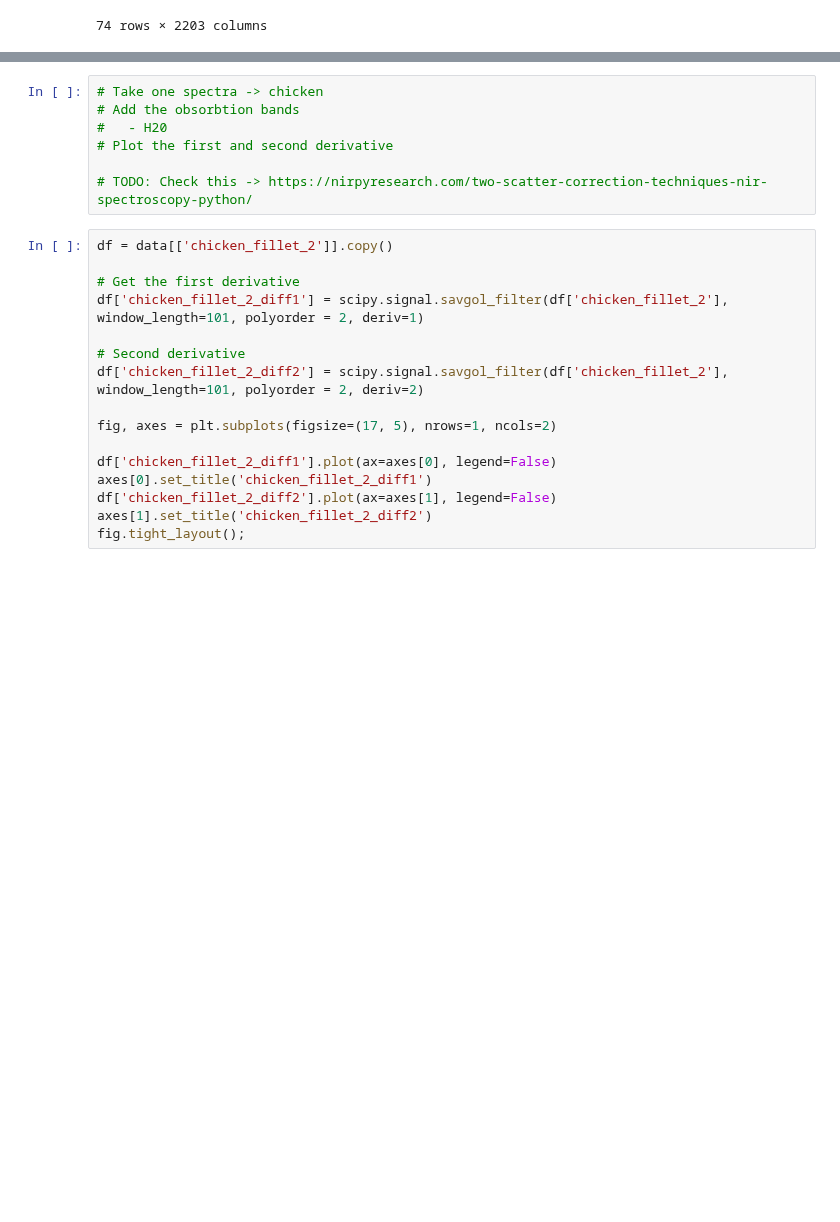
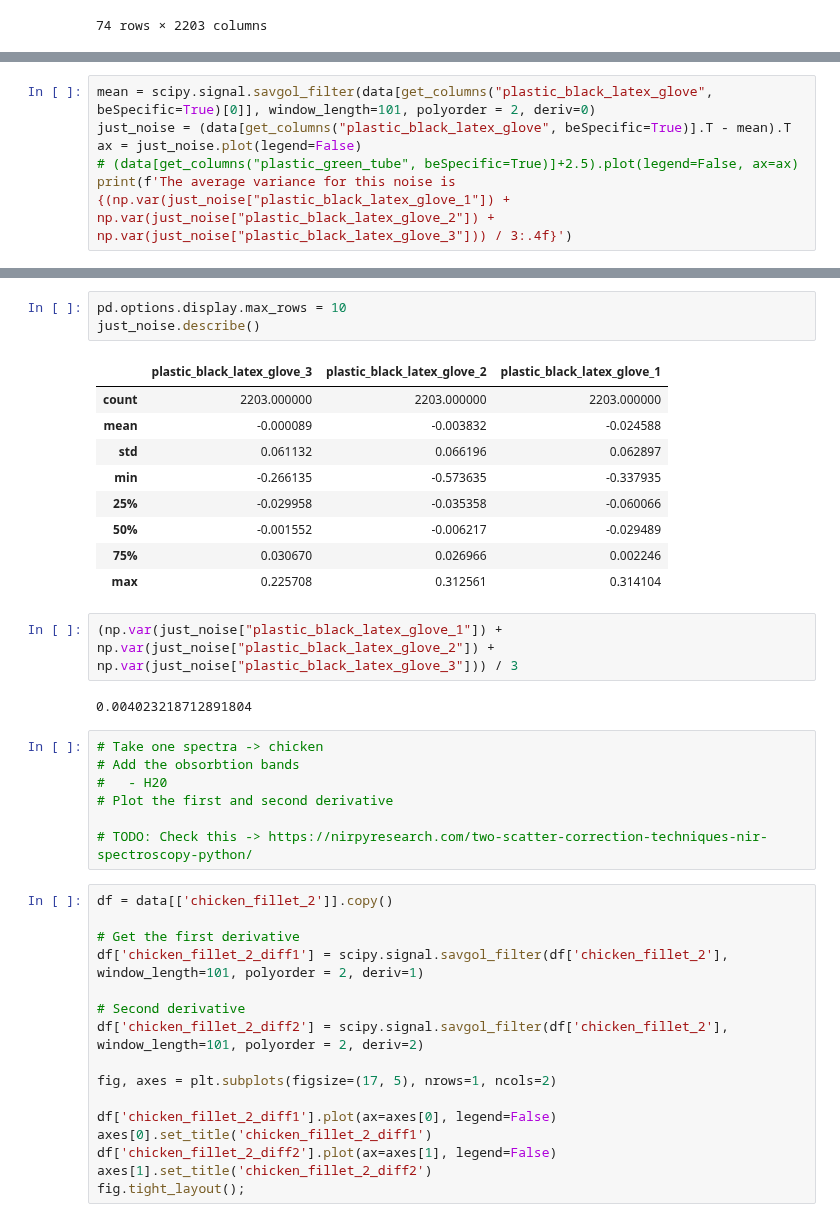
Before and after one commit to thortom/multispectral-chicken, a Jupyter notebook: Scripts/SpectralReflectance.ipynb, the cells around one changed output, grey strips where cells are left out. Saved outputs shown, nothing was run; the diff lists cells and outputs as text; blank space fills up the shorter version.

```diff
--- a/Scripts/SpectralReflectance.ipynb
+++ b/Scripts/SpectralReflectance.ipynb
@@ -169,3 +169,9 @@ fig.tight_layout();
 # %% [output]
 [interactive output not drawn]
 [interactive output not drawn]
+# %%
+mean = scipy.signal.savgol_filter(data[get_columns("plastic_black_latex_glove", beSpecific=True)[0]], window_length=101, polyorder = 2, deriv=0)
+just_noise = (data[get_columns("plastic_black_latex_glove", beSpecific=True)].T - mean).T
+ax = just_noise.plot(legend=False)
+# (data[get_columns("plastic_green_tube", beSpecific=True)]+2.5).plot(legend=False, ax=ax)
+print(f'The average variance for this noise is {(np.var(just_noise["plastic_black_latex_glove_1"]) + np.var(just_noise["plastic_black_latex_glove_2"]) + np.var(just_noise["plastic_black_latex_glove_3"])) / 3:.4f}')
@@ -172,3 +182,20 @@ fig.tight_layout();
+# %%
+pd.options.display.max_rows = 10
+just_noise.describe()
+# %% [output]
+|  | plastic_black_latex_glove_3 | plastic_black_latex_glove_2 | plastic_black_latex_glove_1 |
+| count | 2203.000000 | 2203.000000 | 2203.000000 |
+| mean | -0.000089 | -0.003832 | -0.024588 |
+| std | 0.061132 | 0.066196 | 0.062897 |
+| min | -0.266135 | -0.573635 | -0.337935 |
+| 25% | -0.029958 | -0.035358 | -0.060066 |
+| 50% | -0.001552 | -0.006217 | -0.029489 |
+| 75% | 0.030670 | 0.026966 | 0.002246 |
+| max | 0.225708 | 0.312561 | 0.314104 |
+# %%
+(np.var(just_noise["plastic_black_latex_glove_1"]) + np.var(just_noise["plastic_black_latex_glove_2"]) + np.var(just_noise["plastic_black_latex_glove_3"])) / 3
+# %% [output]
+0.004023218712891804
 # %%
 # Take one spectra -> chicken
 # Add the obsorbtion bands
```
Also changed, not shown: parts of 1 cell of this notebook, 5 other files.
